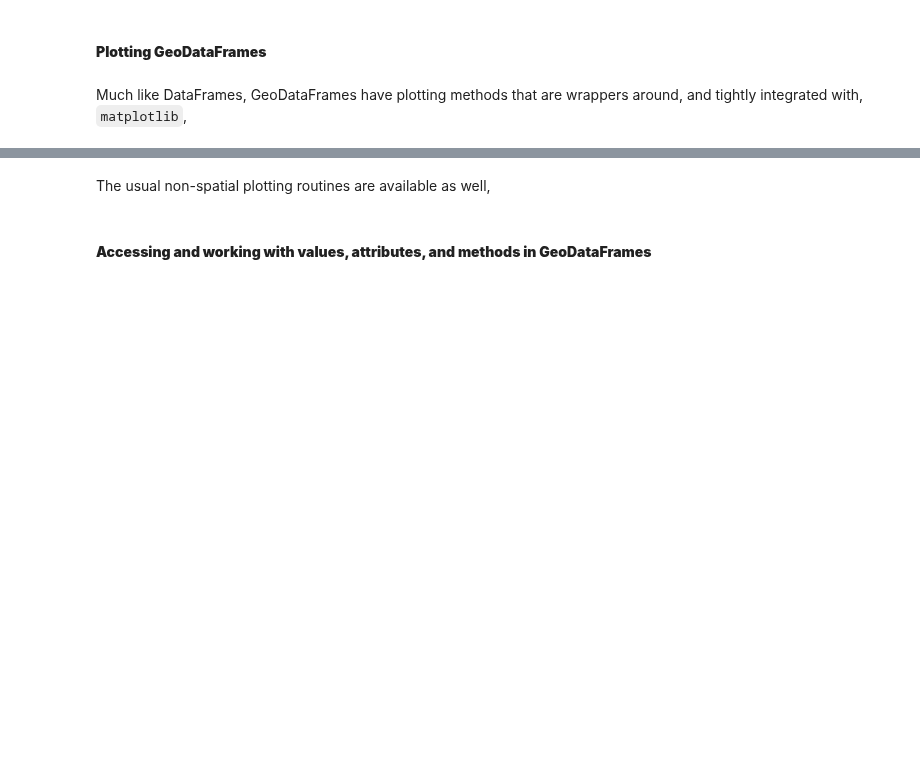
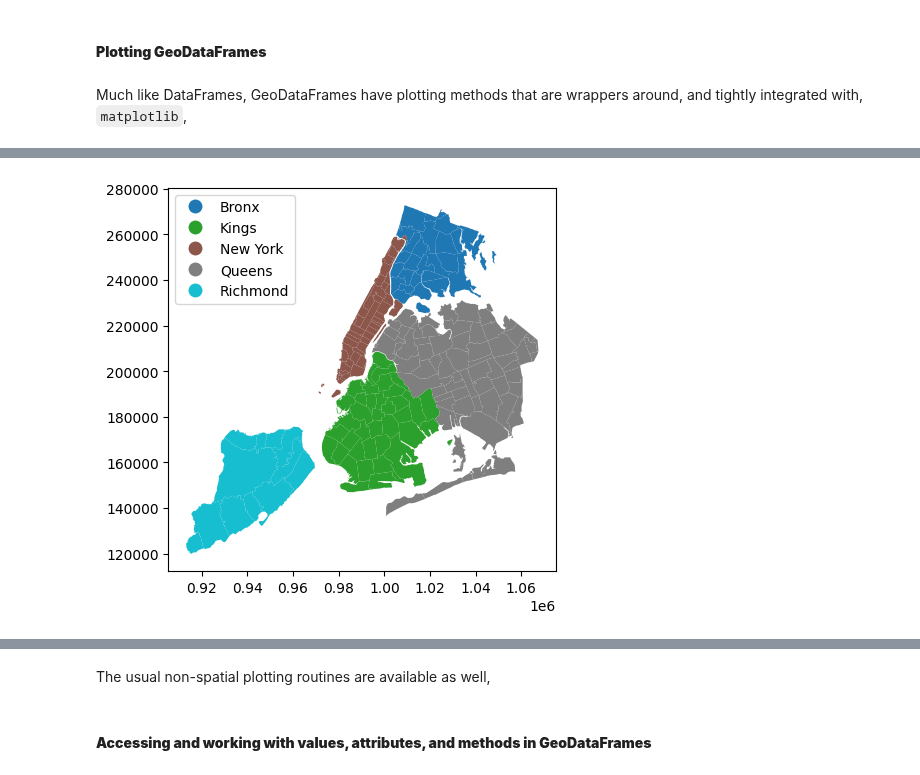
Before and after one commit to ReidelVichot/DSTEP23, a Jupyter notebook: week_8/dstep23_geospatial_intro_part1.ipynb, the cells around one changed output, grey strips where cells are left out. Cells and saved outputs as stored; diff of their text form; code cells hidden in the pictures; blank space fills up the shorter version.

```diff
--- a/week_8/dstep23_geospatial_intro_part1.ipynb
+++ b/week_8/dstep23_geospatial_intro_part1.ipynb
@@ -42,2 +109,9 @@ others =
+# %%
+# -- plot categorical variables
+fig, ax = plt.subplots(figsize=(5,5))
+zshps.plot("COUNTY", legend=True, legend_kwds={"loc": "upper left"},ax=ax)
+fig.show()
+# %% [output]
+[figure, added]
 # %%
 # -- make a color-coded "map" of numerical variables
```
Also changed, not shown: parts of 12 cells of this notebook.
